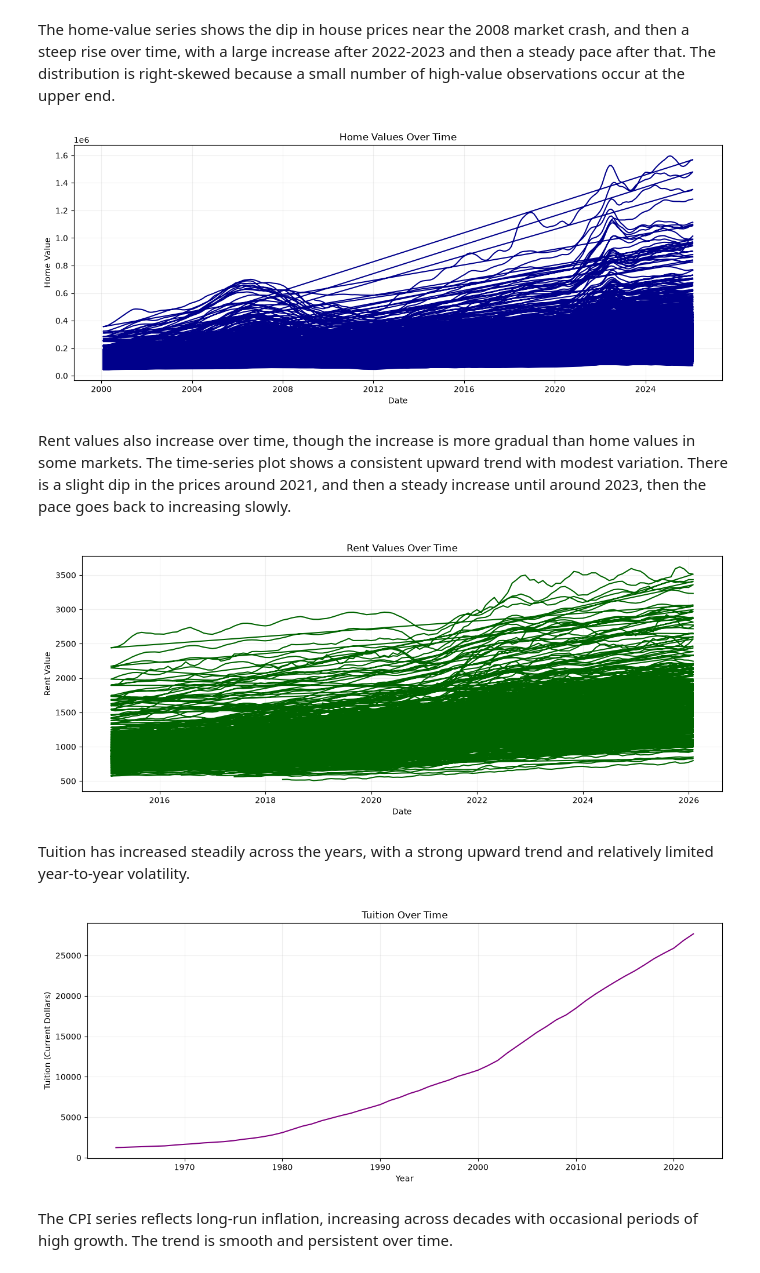
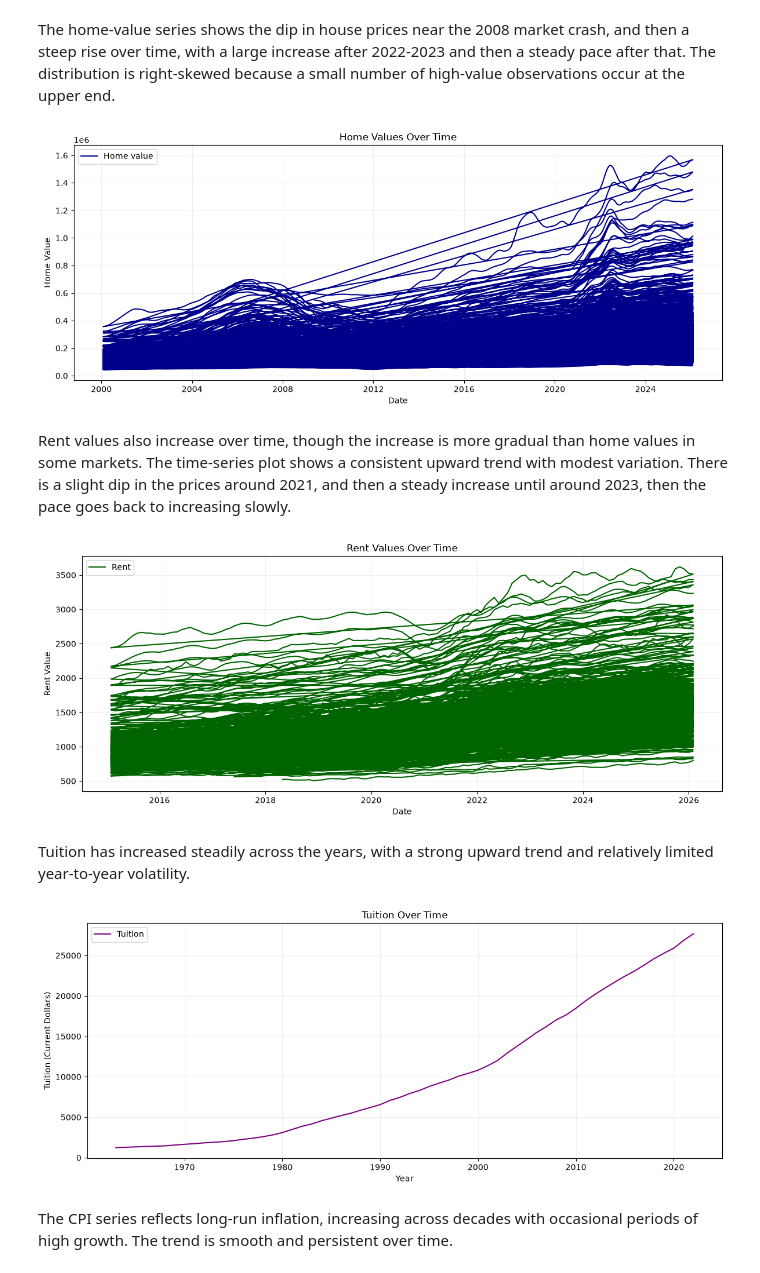
Before and after one commit to mdw223/Python_DS-EDA-ML, a Jupyter notebook: proj2/P2WensmanM.ipynb, the cells around one changed output. Drawn from its saved outputs; the diff is of its cells as text; code cells hidden in the pictures.

```diff
--- a/proj2/P2WensmanM.ipynb
+++ b/proj2/P2WensmanM.ipynb
@@ -460,44 +354,47 @@ The home-value series shows the dip in house prices near the 2008 market crash,
 # %%
 # ZHVI time series
 plt.figure(figsize=(12, 5))
-plt.plot(zhvi_long["Date"], zhvi_long["HomeValue"], color="darkblue", linewidth=1.5)
+plt.plot(zhvi_long["Date"], zhvi_long["HomeValue"], color="darkblue", linewidth=1.5, label="Home value")
 plt.title("Home Values Over Time")
 plt.xlabel("Date")
 plt.ylabel("Home Value")
+plt.legend()
 plt.grid(alpha=0.2)
 plt.tight_layout()
 plt.show()
 # %% [output]
-[figure, old version]
+[figure, new version]
 # %% [markdown]
 Rent values also increase over time, though the increase is more gradual than home values in some markets. The time-series plot shows a consistent upward trend with modest variation.
 There is a slight dip in the prices around 2021, and then a steady increase until around 2023, then the pace goes back to increasing slowly.
 # %%
 # ZORI time series
 plt.figure(figsize=(12, 5))
-plt.plot(zori_long["Date"], zori_long["RentValue"], color="darkgreen", linewidth=1.5)
+plt.plot(zori_long["Date"], zori_long["RentValue"], color="darkgreen", linewidth=1.5, label="Rent")
 plt.title("Rent Values Over Time")
 plt.xlabel("Date")
 plt.ylabel("Rent Value")
+plt.legend()
 plt.grid(alpha=0.2)
 plt.tight_layout()
 plt.show()
 # %% [output]
-[figure, old version]
+[figure, new version]
 # %% [markdown]
 Tuition has increased steadily across the years, with a strong upward trend and relatively limited year-to-year volatility.
 # %%
 # Tuition time series
 plt.figure(figsize=(12, 5))
-plt.plot(tuition_clean["Year"], tuition_clean["TuitionAllTypes"], color="purple", linewidth=1.5)
+plt.plot(tuition_clean["Year"], tuition_clean["TuitionAllTypes"], color="purple", linewidth=1.5, label="Tuition")
 plt.title("Tuition Over Time")
 plt.xlabel("Year")
 plt.ylabel("Tuition (Current Dollars)")
+plt.legend()
 plt.grid(alpha=0.2)
 plt.tight_layout()
 plt.show()
 # %% [output]
-[figure, old version]
+[figure, new version]
 # %% [markdown]
 The CPI series reflects long-run inflation, increasing across decades with occasional periods of high growth. The trend is smooth and persistent over time.
 # %%
```
Also changed, not shown: parts of 9 cells of this notebook, 1 other file.
